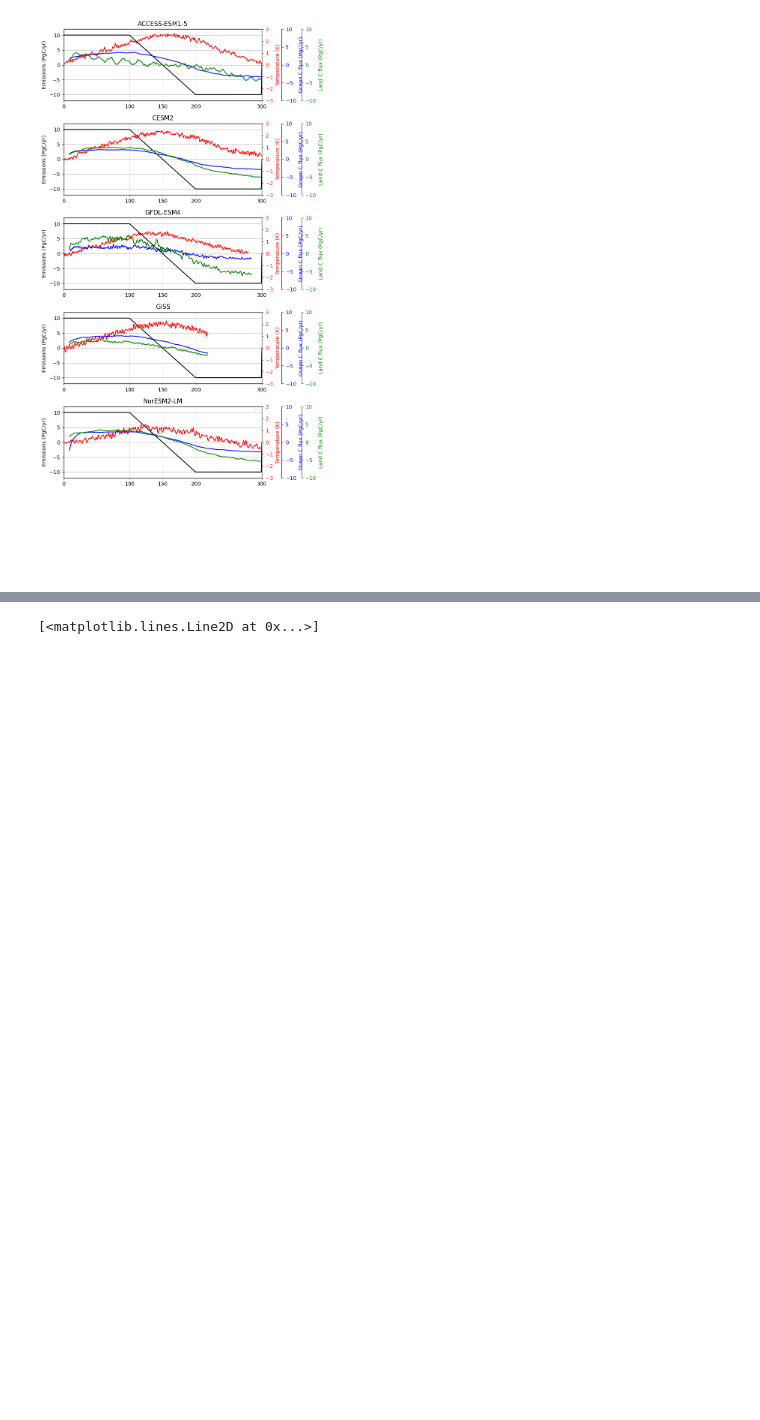
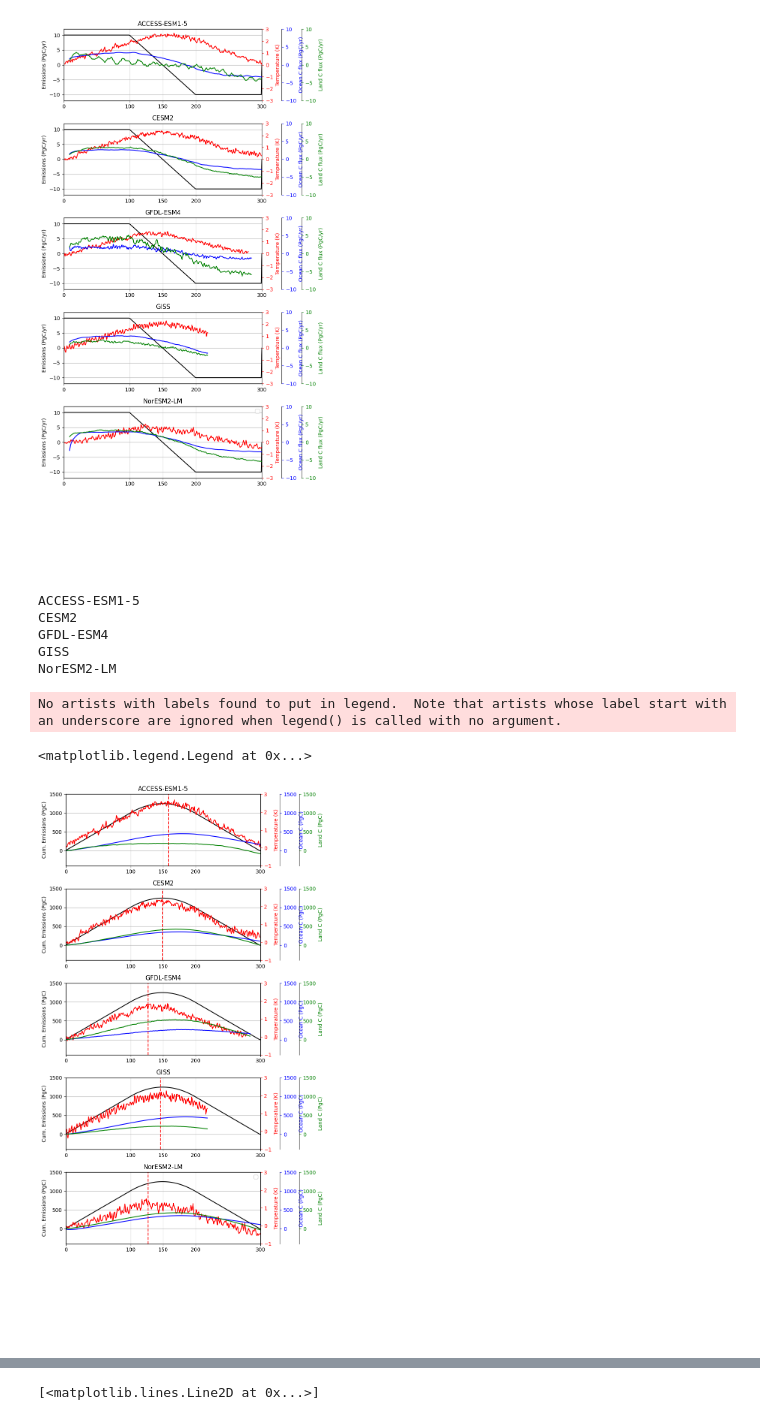
Before and after one commit to ckoven/esm-deck, a Jupyter notebook: flat10_scm.ipynb, the cells around one changed output, grey strips where cells are left out. Cells and saved outputs as stored; diff of their text form; code cells hidden in the pictures; blank space fills up the shorter version.

Commit message:
add cumulative plot

```diff
--- a/flat10_scm.ipynb
+++ b/flat10_scm.ipynb
@@ -647,0 +646,67 @@ apool=(ed['NorESM2-LM']['flat10-cdr']['co2']-ed['NorESM2-LM']['flat10-cdr']['co2
+# %%
+fig, axs = plt.subplots(6, 1,figsize=[8,15])
+axs=axs.flatten()
+for i,m in enumerate(mdls):
+    print(m)
+    twin1 = axs[i].twinx()
+    twin2 = axs[i].twinx()
+    twin3 = axs[i].twinx()
+
+    twin2.spines.right.set_position(("axes", 1.1))
+    twin3.spines.right.set_position(("axes", 1.2))
+
+    axs[i].plot(np.arange(1700,2020),np.cumsum(e_flat10_cdr['Emission Rate (PgC a-1)']),'k')
+
+    try:
+        (ed[m]['flat10-cdr']['tas']-ed[m]['flat10']['tas'][0]).plot(color='red',ax=twin1,label='flat10')
+        mxy=ed[m]['flat10-cdr']['tas'].rolling(year=20, center=True).mean().idxmax()
+        plt.axvline(mxy,color='r',linestyle='--')
+    except:
+        print('fail cdr')
+
+    try:
+        (ed[m]['flat10-cdr']['fgco2']).cumsum().plot(color='blue',ax=twin2,label='flat10')
+
+    except:
+        print(0)
+    try:
+
+        (ed[m]['flat10-cdr']['nbp']).cumsum().plot(color='green',ax=twin3,label='flat10')
+
+    except:
+        print(0)
+    twin1.set_title('')
+    twin2.set_title('')
+    twin3.set_title('')
+
+    twin1.set_ylim([-1,3])
+    twin2.set_ylim([-400,1500])
+    twin3.set_ylim([-400,1500])
+    axs[i].set_ylabel('Cum. Emissions (PgC)')
+    twin1.set_ylabel('Temperature (K)')
+    twin2.set_ylabel('Ocean C (PgC)')
+    twin3.set_ylabel('Land C (PgC)')
+    twin1.tick_params(axis='y', colors='red')
+    twin1.yaxis.label.set_color('red')
+    twin2.tick_params(axis='y', colors='blue')
+    twin2.yaxis.label.set_color('blue')
+    twin3.tick_params(axis='y', colors='green')
+    twin3.yaxis.label.set_color('green')
+    axs[i].set_title(m)
+    axs[i].set_ylim([-400,1500])
+    axs[i].set_xlim([1700,2000])
+    axs[i].set_xticks([1700,1800,1850,1900,2000])
+    axs[i].set_xticklabels([0,100,150,200,300])
+    axs[i].grid()
+axs[5].set_axis_off()
+plt.tight_layout()
+axs[4].legend()
+# %% [output]
+ACCESS-ESM1-5
+CESM2
+GFDL-ESM4
+GISS
+NorESM2-LM
+No artists with labels found to put in legend.  Note that artists whose label start with an underscore are ignored when legend() is called with no argument.
+<matplotlib.legend.Legend at 0x...>
+[figure, added]
```
Also changed, not shown: parts of 2 cells of this notebook.
